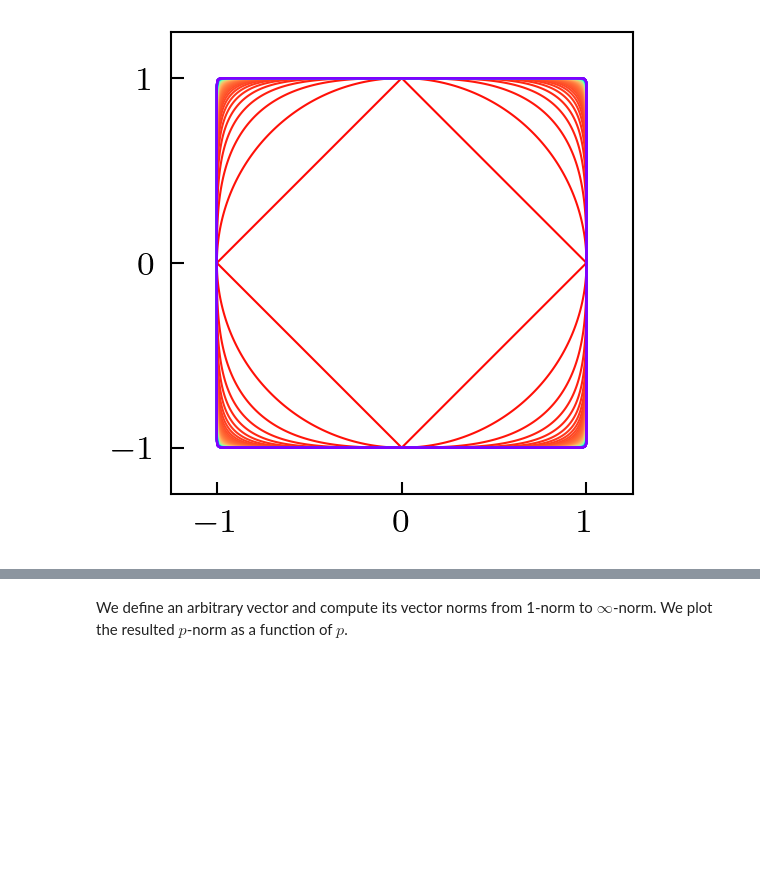
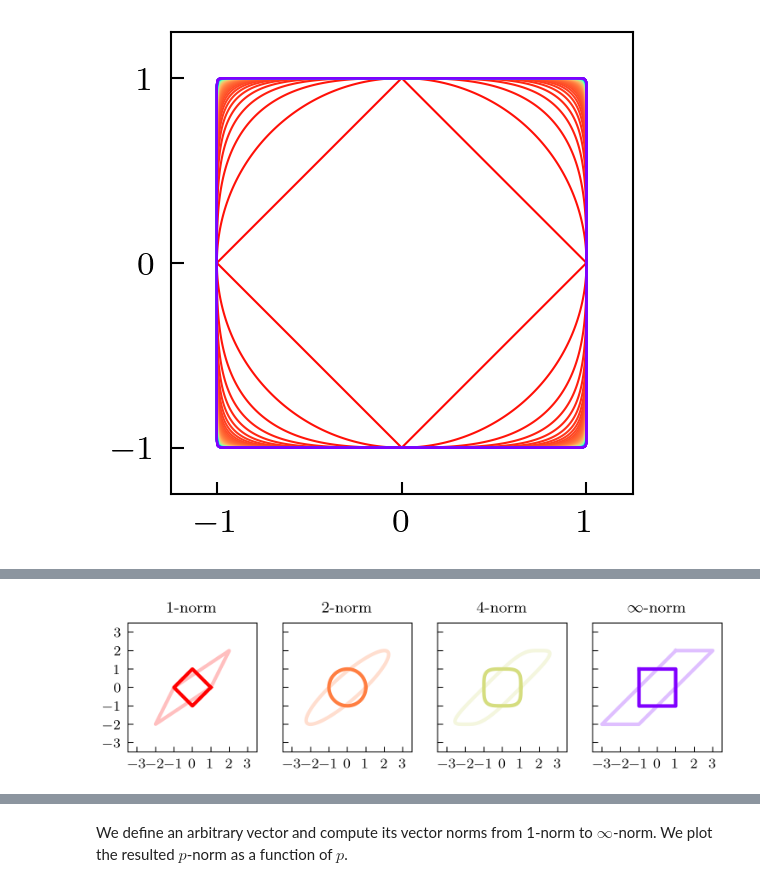
Before and after one commit to rycroft-group/math513, a Jupyter notebook: 0_fundamentals/0_fundamentals.ipynb, the cells around one changed output, grey strips where cells are left out. Drawn from its saved outputs; the diff is of its cells as text; code cells hidden in the pictures; blank space fills up the shorter version.

```diff
--- a/0_fundamentals/0_fundamentals.ipynb
+++ b/0_fundamentals/0_fundamentals.ipynb
@@ -159 +163,86 @@ plt.show()
+# %%
+def unit_circle(p, num_points=400):
+    # Parameterize the unit circle in L^p norm
+    theta = np.linspace(0, 2*np.pi, num_points)
+    x = np.cos(theta)
+    y = np.sin(theta)
+    if p == np.inf:
+        # infinity-norm
+        n = num_points // 4  # points per edge
+        # Top edge (y = 1)
+        x_top = np.linspace(-1, 1, n)
+        y_top = np.ones(n)
+        # Right edge (x = 1)
+        x_right = np.ones(n)
+        y_right = np.linspace(1, -1, n)
+        # Bottom edge (y = -1)
+        x_bottom = np.linspace(1, -1, n)
+        y_bottom = -np.ones(n)
+        # Left edge (x = -1)
+        x_left = -np.ones(n)
+        y_left = np.linspace(-1, 1, n)
+        # Concatenate edges
+        x = np.concatenate([x_top, x_right, x_bottom, x_left])
+        y = np.concatenate([y_top, y_right, y_bottom, y_left])
+    else:
+        # p-norm
+        r = (np.abs(np.cos(theta))**p + np.abs(np.sin(theta))**p)**(-1/p)
+        x = r*np.cos(theta)
+        y = r*np.sin(theta)
+    return np.vstack([x, y])
+
+
+# Linear transformation matrix
+A = np.array([[1, 2],
+              [0, 2]])
+norms = [1, 2, 4, np.inf]
+
+# Compute vector norms
+norm1_o = unit_circle(1)
+norm2_o = unit_circle(2)
+norm4_o = unit_circle(4)
+normi_o = unit_circle(np.inf)
+norm1_A = A @ norm1_o
+norm2_A = A @ norm2_o
+norm4_A = A @ norm4_o
+normi_A = A @ normi_o
+
+# Optional: make gradient colors
+# Create a color gradient for plotting
+# Check out more colormaps: https://matplotlib.org/stable/tutorials/colors/colormaps.html
+n = 7  # number of p-norms
+colors = plt.cm.rainbow_r(np.linspace(0., 1., n))
+
+# Plot
+fig, ax = plt.subplots(1, 4, figsize=(6, 2), sharey=True, dpi=300)
+ax[0].plot(norm1_o[0], norm1_o[1], color=colors[0], linewidth=2)
+ax[0].plot(norm1_A[0], norm1_A[1], color=colors[0], linewidth=2, alpha=0.25)
+ax[0].set_title('$1$-norm', fontsize=9)
+ax[1].plot(norm2_o[0], norm2_o[1], color=colors[1], linewidth=2)
+ax[1].plot(norm2_A[0], norm2_A[1], color=colors[1], linewidth=2, alpha=0.25)
+ax[1].set_title('$2$-norm', fontsize=9)
+ax[2].plot(norm4_o[0], norm4_o[1], color=colors[2], linewidth=2)
+ax[2].plot(norm4_A[0], norm4_A[1], color=colors[2], linewidth=2, alpha=0.25)
+ax[2].set_title('$4$-norm', fontsize=9)
+ax[3].plot(normi_o[0], normi_o[1], color=colors[-1], linewidth=2)
+ax[3].plot(normi_A[0], normi_A[1], color=colors[-1], linewidth=2, alpha=0.25)
+ax[3].set_title(r'$\infty$-norm', fontsize=9)
+
+# Formatting
+for a in ax:
+    a.set_aspect('equal')
+    a.grid(False)
+    a.set_xlim([-3.5, 3.5])
+    a.set_ylim([-3.5, 3.5])
+    a.set_xticks([-3, -2, -1, 0, 1, 2, 3])
+    a.set_yticks([-3, -2, -1, 0, 1, 2, 3])
+    # Prettify
+    a.tick_params(axis='both', which='major', labelsize=8)
+    a.tick_params(axis='both', which='minor', bottom=False, left=False)
+    a.tick_params(axis='both', which='both', right=False, top=False)
+# Save figure
+# plt.savefig('results/norm_unit_circle_image.pdf', bbox_inches='tight', transparent=True)
+plt.show()
+# %% [output]
+[figure, added]
 # %% [markdown]
```
Also changed, not shown: parts of 3 cells of this notebook, 1 other file.
